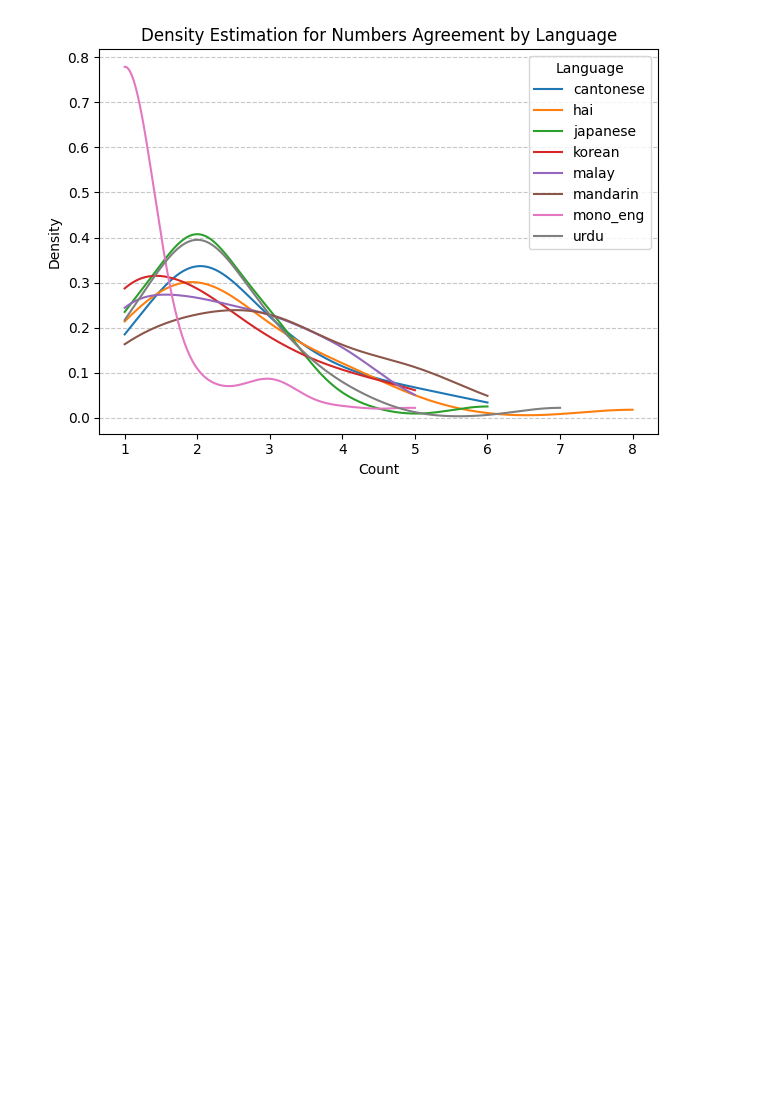
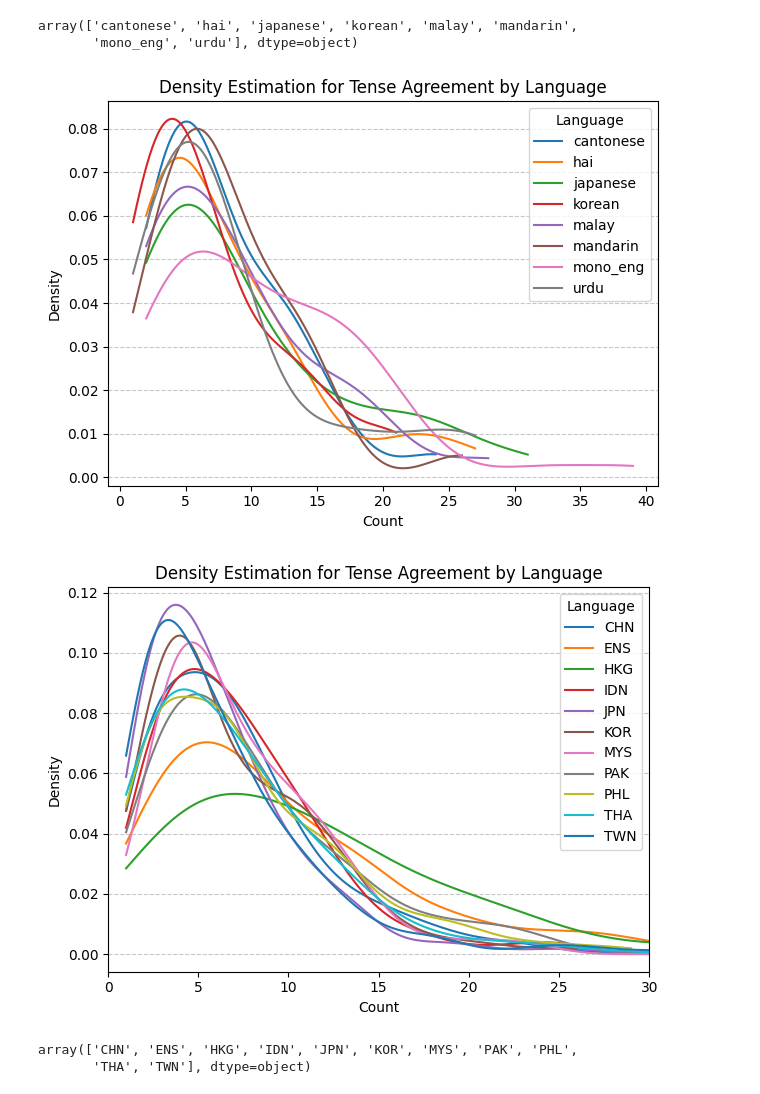
Before and after one commit to RenaGao/LLMPirorknowledge, a Jupyter notebook: notebooks/GPT_distribution.ipynb, the cells around one changed output. Cells and saved outputs as stored; diff of their text form; code cells hidden in the pictures; blank space fills up the shorter version.

```diff
--- a/notebooks/GPT_distribution.ipynb
+++ b/notebooks/GPT_distribution.ipynb
@@ -24 +13,6 @@ folders
+# %%
+real_path = '../data/ICNALE_annotations'
+for root, folders, files in os.walk(real_path):
+    real_folder_list = folders
+    break
 # %%
@@ -70,26 +109,65 @@ if feature in ['gpt_generation_reference_word',
 else:
     all_data['token_num'] = all_data['annotation_token'].apply(lambda x: len(x))
 counts = all_data.groupby(['language', 'source_file'])['token_num'].sum().reset_index()
+# %%
+if real_feature in [revert_real_mapping['Reference Word'],
+               revert_real_mapping['Numbers Agreement'],
+               revert_real_mapping['Modal Verbs Expressions'],
+               revert_real_mapping['Noun Verb Collocation']
+]:
+    real_all_data['token_num'] = 1
+else:
+    real_all_data['token_num'] = real_all_data['annotation_token'].apply(lambda x: len(x))
+real_counts = real_all_data.groupby(['language', 'source_file'])['token_num'].sum().reset_index()
+# %%
+counts['language'].unique()
+# %% [output]
+array(['cantonese', 'hai', 'japanese', 'korean', 'malay', 'mandarin',
+       'mono_eng', 'urdu'], dtype=object)
 # %%
 from scipy.stats import gaussian_kde
 import matplotlib.pyplot as plt
 
 languages = counts['language'].unique()
 
 for language in languages:
     lang_counts = counts[counts['language'] == language]['token_num']
     density = gaussian_kde(lang_counts)
     x_vals = np.linspace(min(lang_counts), max(lang_counts), 1000)
     y_vals = density(x_vals)
     plt.plot(x_vals, y_vals, label=language)
 
-plt.title(f'Density Estimation for {path_mapping[feature]} by Language')
+plt.title(f'Density Estimation for {topic} by Language')
 plt.xlabel('Count')
 plt.ylabel('Density')
 plt.legend(title="Language")
 plt.grid(axis='y', linestyle='--', alpha=0.7)
 plt.tight_layout()
+plt.show()
 
+
+languages = real_counts['language'].unique()
+
+for language in languages:
+    lang_counts = real_counts[real_counts['language'] == language]['token_num']
+    density = gaussian_kde(lang_counts)
+    x_vals = np.linspace(min(lang_counts), max(lang_counts), 1000)
+    y_vals = density(x_vals)
+    plt.plot(x_vals, y_vals, label=language)
+
+plt.title(f'Density Estimation for {topic} by Language')
+plt.xlabel('Count')
+plt.ylabel('Density')
+plt.xlim(0, 30)
+plt.legend(title="Language")
+plt.grid(axis='y', linestyle='--', alpha=0.7)
+plt.tight_layout()
 plt.show()
 # %% [output]
-[figure, old version]
+[figure, new version]
+[figure, added]
+# %%
+real_counts['language'].unique()
+# %% [output]
+array(['CHN', 'ENS', 'HKG', 'IDN', 'JPN', 'KOR', 'MYS', 'PAK', 'PHL',
+       'THA', 'TWN'], dtype=object)
```
Also changed, not shown: parts of 7 cells of this notebook.
